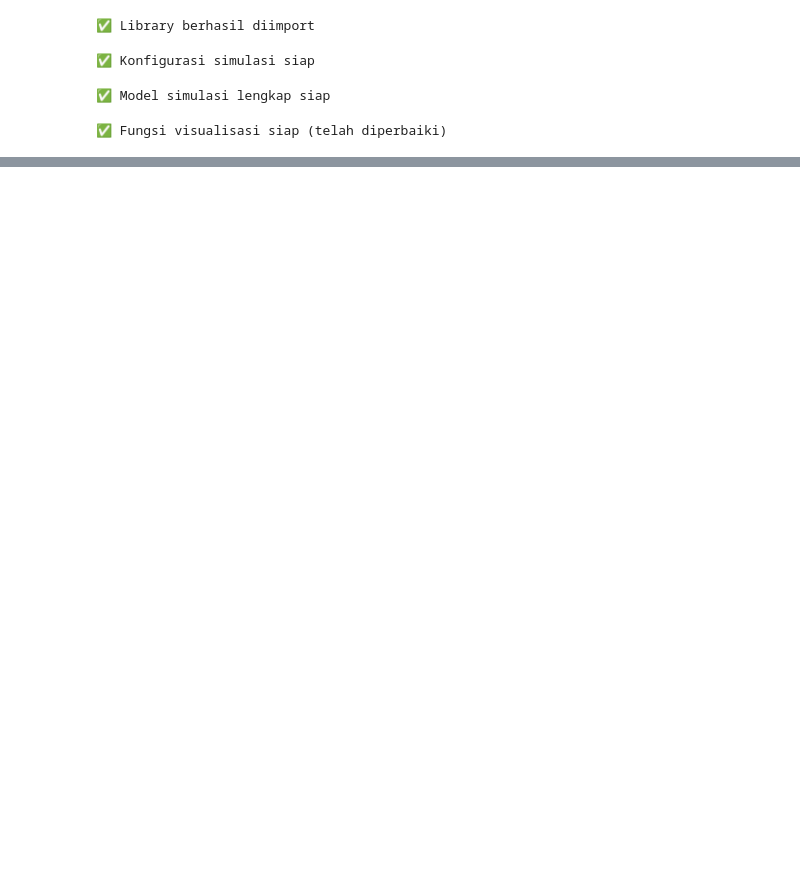
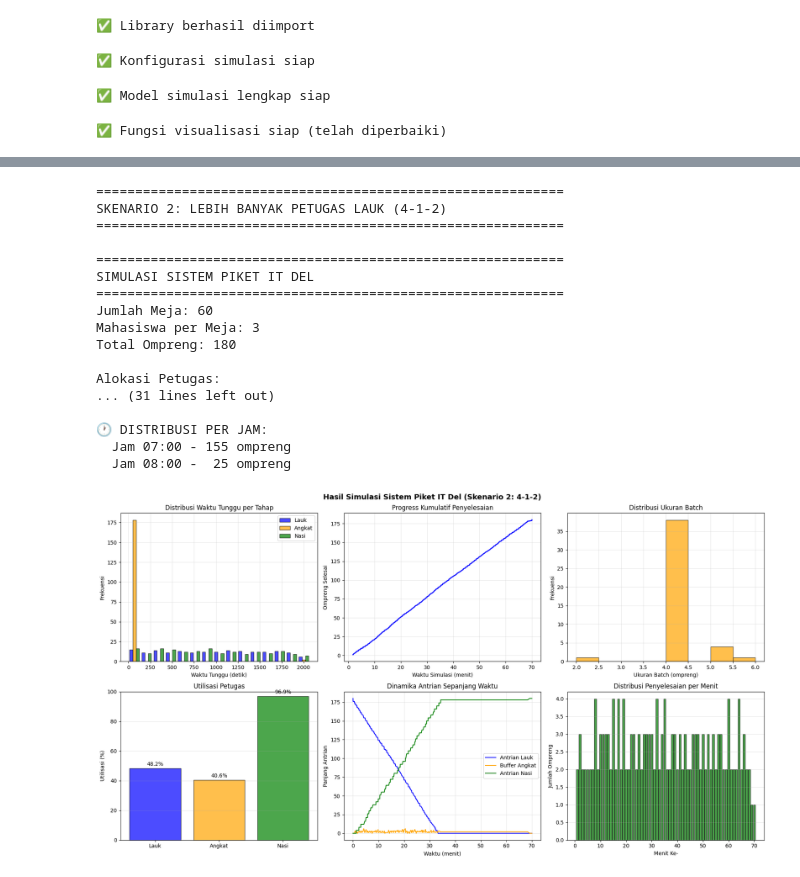
Before and after one commit to hasrasitanggang-cmyk/modsim-2026-p3-ifs25048_Hasra, a Jupyter notebook: simulasi_piket.ipynb, the cells around one changed output, grey strips where cells are left out. Cells and saved outputs as stored; diff of their text form; code cells hidden in the pictures; blank space fills up the shorter version.

```diff
--- a/simulasi_piket.ipynb
+++ b/simulasi_piket.ipynb
@@ -659,0 +738,38 @@ print("✅ Fungsi visualisasi siap (telah diperbaiki)")
+# %%
+# ======================================
+# SKENARIO ALTERNATIF 2
+# ======================================
+
+print("\n" + "="*60)
+print("SKENARIO 2: LEBIH BANYAK PETUGAS LAUK (4-1-2)")
+print("="*60)
+
+config2 = Config(
+    STAFF_LAUK=4,
+    STAFF_ANGKAT=1,
+    STAFF_NASI=2
+)
+
+results2, df2, model2 = run_scenario(config2)
+
+if df2 is not None and not df2.empty and results2:
+    visualize_results(df2, model2, results2, "(Skenario 2: 4-1-2)")
+# %% [output]
+============================================================
+SKENARIO 2: LEBIH BANYAK PETUGAS LAUK (4-1-2)
+============================================================
+
+============================================================
+SIMULASI SISTEM PIKET IT DEL
+============================================================
+Jumlah Meja: 60
+Mahasiswa per Meja: 3
+Total Ompreng: 180
+
+Alokasi Petugas:
+... (31 lines left out)
+
+🕐 DISTRIBUSI PER JAM:
+  Jam 07:00 - 155 ompreng
+  Jam 08:00 -  25 ompreng
+[figure, added]
```
Also changed, not shown: parts of 5 cells of this notebook, 2 other files.
